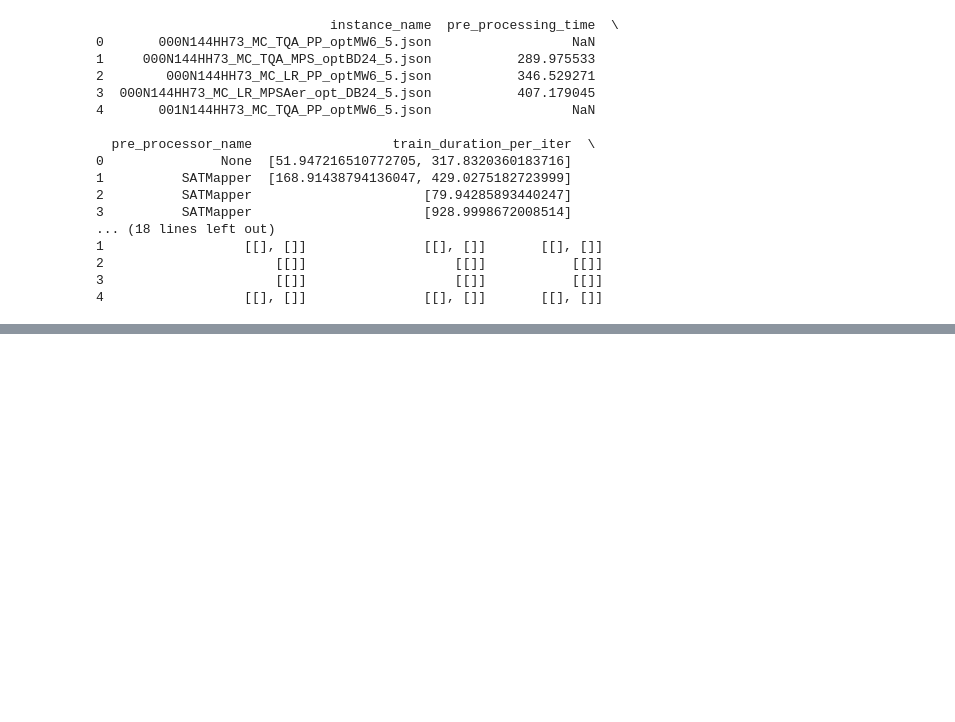
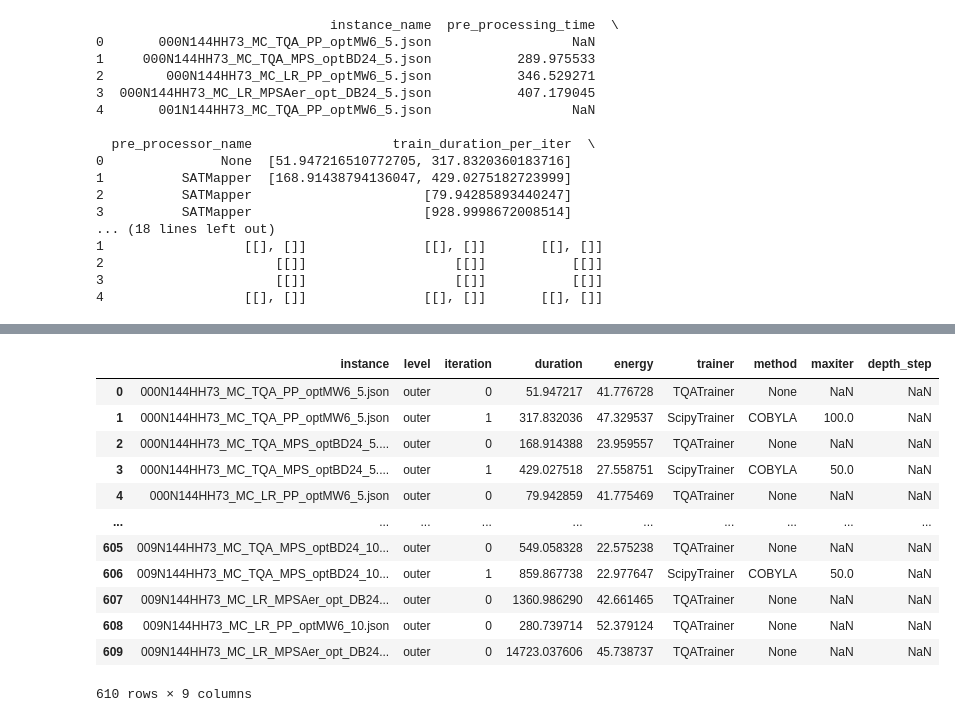
Before and after one commit to bernalde/stochastic-benchmark, a Jupyter notebook: examples/IBM_QAOA/notebooks/Analysis.ipynb, the cells around one changed output, grey strips where cells are left out. Saved outputs shown, nothing was run; the diff lists cells and outputs as text; code cells hidden in the pictures; blank space fills up the shorter version.

```diff
--- a/examples/IBM_QAOA/notebooks/Analysis.ipynb
+++ b/examples/IBM_QAOA/notebooks/Analysis.ipynb
@@ -212,0 +221,74 @@ print(df_training.head())
+# %%
+flat_rows = []
+
+for _, row in df_training.iterrows():
+    inst = row["instance_name"]
+
+    outer_dur = row["train_duration_per_iter"]
+    outer_eng = row["expected_energy_per_iter"]
+    outer_trn = row["trainer_name_per_iter"]
+
+    inner_dur   = row["train_duration_per_layer"]
+    inner_eng   = row["expected_energy_per_layer"]
+    inner_trn   = row["trainer_name_per_layer"]
+    inner_depth = row["num_depth_iter"]
+
+    if not isinstance(outer_dur, list):
+        continue
+
+    for i in range(len(outer_dur)):
+        trn = outer_trn[i] if isinstance(outer_trn, list) and i < len(outer_trn) and isinstance(outer_trn[i], dict) else {}
+        min_args = trn.get("minimize_args") if isinstance(trn.get("minimize_args"), dict) else {}
+        opts = min_args.get("options") if isinstance(min_args.get("options"), dict) else {}
+
+        flat_rows.append({
+            "instance": inst,
+            "level": "outer",
+            "iteration": i,
+            "duration": outer_dur[i] if i < len(outer_dur) else np.nan,
+            "energy": outer_eng[i] if isinstance(outer_eng, list) and i < len(outer_eng) else np.nan,
+            "trainer": trn.get("trainer_name"),
+            "method": min_args.get("method"),
+            "maxiter": opts.get("maxiter"),
+            "depth_step": np.nan,
+        })
+
+        # ----- inner -----
+        dur_i   = inner_dur[i]   if isinstance(inner_dur, list)   and i < len(inner_dur)   and isinstance(inner_dur[i], list)   else []
+        eng_i   = inner_eng[i]   if isinstance(inner_eng, list)   and i < len(inner_eng)   and isinstance(inner_eng[i], list)   else []
+        trn_i   = inner_trn[i]   if isinstance(inner_trn, list)   and i < len(inner_trn)   and isinstance(inner_trn[i], list)   else []
+        depth_i = inner_depth[i] if isinstance(inner_depth, list) and i < len(inner_depth) and isinstance(inner_depth[i], list) else []
+
+        for dur, eng, trn2, depth in zip(dur_i, eng_i, trn_i, depth_i):
+            trn2 = trn2 if isinstance(trn2, dict) else {}
+            min_args2 = trn2.get("minimize_args") if isinstance(trn2.get("minimize_args"), dict) else {}
+            opts2 = min_args2.get("options") if isinstance(min_args2.get("options"), dict) else {}
+
+            flat_rows.append({
+                "instance": inst,
+                "level": "inner",
+                "iteration": i,
+                "depth_step": depth,
+                "duration": dur,
+                "energy": eng,
+                "trainer": trn2.get("trainer_name"),
+                "method": min_args2.get("method"),
+                "maxiter": opts2.get("maxiter"),
+            })
+
+df_flat = pd.DataFrame(flat_rows)
+display(df_flat)
+# %% [output]
+|  | instance | level | iteration | duration | energy | trainer | method | maxiter | depth_step |
+| 0 | 000N144HH73_MC_TQA_PP_optMW6_5.json | outer | 0 | 51.947217 | 41.776728 | TQATrainer | None | NaN | NaN |
+| 1 | 000N144HH73_MC_TQA_PP_optMW6_5.json | outer | 1 | 317.832036 | 47.329537 | ScipyTrainer | COBYLA | 100.0 | NaN |
+| 2 | 000N144HH73_MC_TQA_MPS_optBD24_5.... | outer | 0 | 168.914388 | 23.959557 | TQATrainer | None | NaN | NaN |
+| 3 | 000N144HH73_MC_TQA_MPS_optBD24_5.... | outer | 1 | 429.027518 | 27.558751 | ScipyTrainer | COBYLA | 50.0 | NaN |
+| 4 | 000N144HH73_MC_LR_PP_optMW6_5.json | outer | 0 | 79.942859 | 41.775469 | TQATrainer | None | NaN | NaN |
+| ... | ... | ... | ... | ... | ... | ... | ... | ... | ... |
+| 605 | 009N144HH73_MC_TQA_MPS_optBD24_10... | outer | 0 | 549.058328 | 22.575238 | TQATrainer | None | NaN | NaN |
+| 606 | 009N144HH73_MC_TQA_MPS_optBD24_10... | outer | 1 | 859.867738 | 22.977647 | ScipyTrainer | COBYLA | 50.0 | NaN |
+| 607 | 009N144HH73_MC_LR_MPSAer_opt_DB24... | outer | 0 | 1360.986290 | 42.661465 | TQATrainer | None | NaN | NaN |
+| 608 | 009N144HH73_MC_LR_PP_optMW6_10.json | outer | 0 | 280.739714 | 52.379124 | TQATrainer | None | NaN | NaN |
+| 609 | 009N144HH73_MC_LR_MPSAer_opt_DB24... | outer | 0 | 14723.037606 | 45.738737 | TQATrainer | None | NaN | NaN |
+610 rows × 9 columns
```
Also changed, not shown: parts of 8 cells of this notebook.
